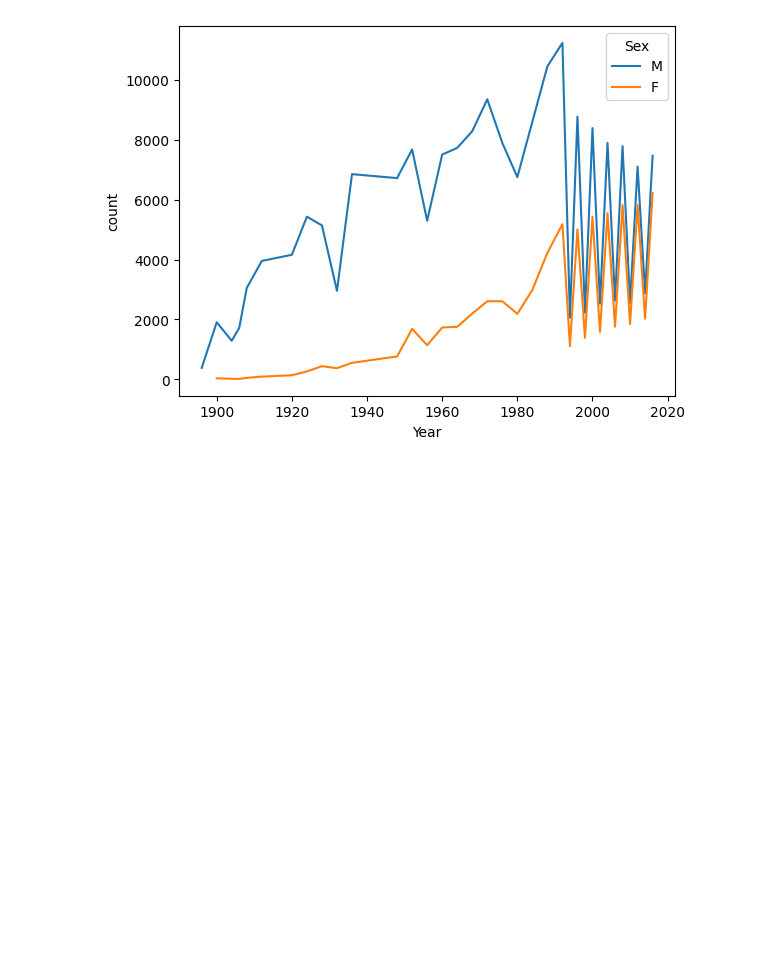
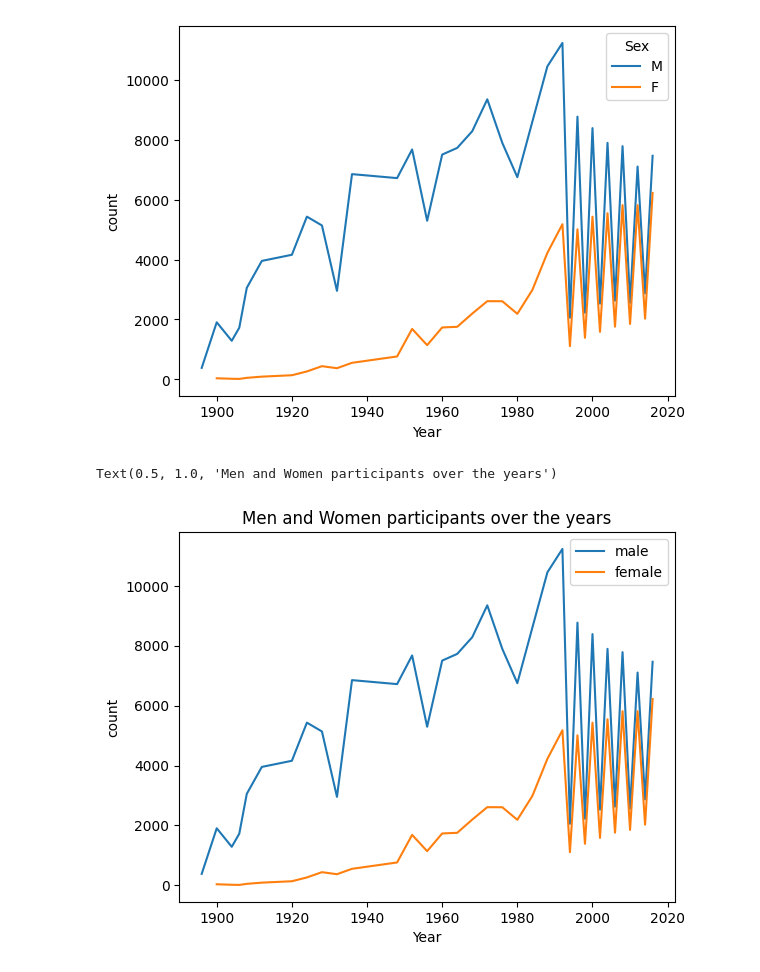
Before and after one commit to johnsandsjo/data-platform-dev-john-sandsjo-de24, a Jupyter notebook: exercises/exercise_1/exer1.ipynb, the cells around one changed output. Saved outputs shown, nothing was run; the diff lists cells and outputs as text; code cells hidden in the pictures; blank space fills up the shorter version.

```diff
--- a/exercises/exercise_1/exer1.ipynb
+++ b/exercises/exercise_1/exer1.ipynb
@@ -283,3 +284,29 @@ sns.lineplot(new_df, x=new_df["Year"], y=new_df["count"], hue="Sex")
 # %% [output]
 <Axes: xlabel='Year', ylabel='count'>
 [figure]
+# %%
+# with matplotlib
+import matplotlib.pyplot as plt
+
+# h) Plot a time series line chart of number of female and male atheletes in same graph.
+new_df = duckdb.query(
+    """
+                      SELECT
+                      Year, Sex, count(Sex) as count
+                      FROM
+                      df_os
+                      group by Year, Sex
+                      ORDER BY Year ASC
+                      """
+).df()
+male = new_df[new_df['Sex'] == "M"]
+female = new_df[new_df['Sex'] == "F"]
+line1 = plt.plot(male["Year"], male["count"], label="male")
+line2 = plt.plot(female["Year"], female["count"], label="female")
+plt.legend()
+plt.xlabel("Year")
+plt.ylabel("count")
+plt.title("Men and Women participants over the years")
+# %% [output]
+Text(0.5, 1.0, 'Men and Women participants over the years')
+[figure, added]
```
Also changed, not shown: parts of 2 cells of this notebook, 2 other files.
